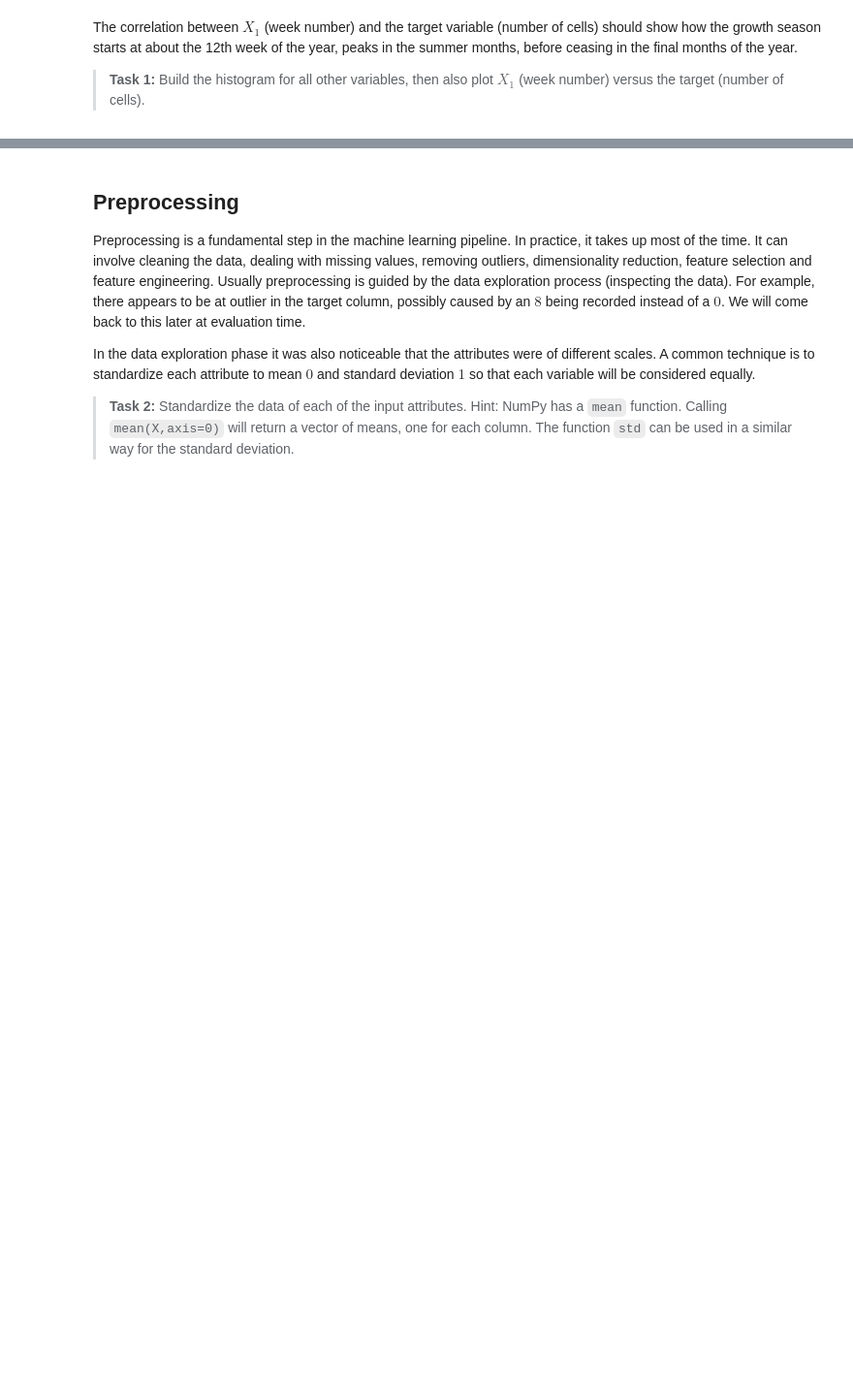
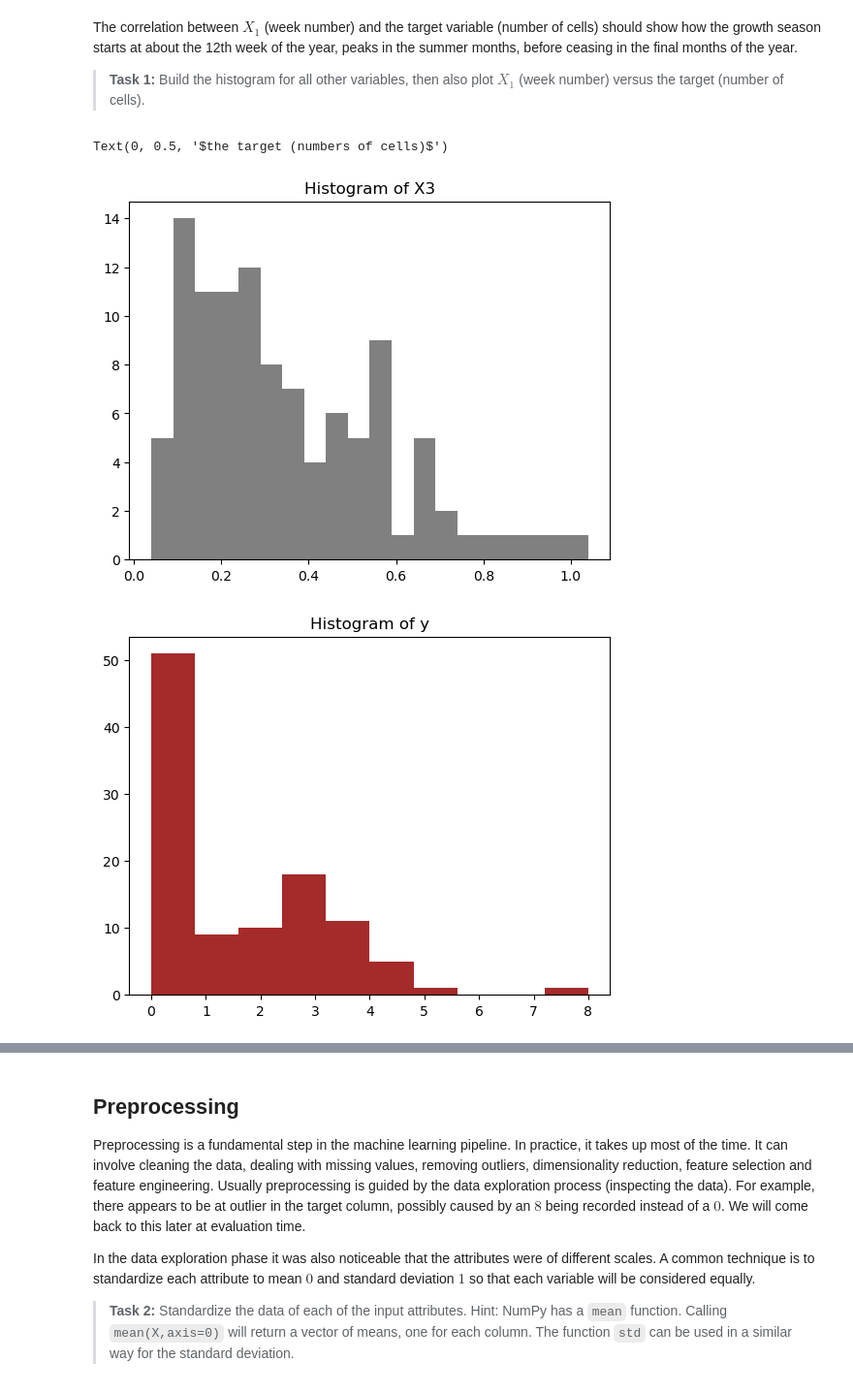
Before and after one commit to ziadZZ/INF554-MachineLearning, a Jupyter notebook: TP1/lab1.ipynb, the cells around one changed output, grey strips where cells are left out. Shown at 97% size. Drawn from its saved outputs; the diff is of its cells as text; code cells hidden in the pictures; blank space fills up the shorter version.

```diff
--- a/TP1/lab1.ipynb
+++ b/TP1/lab1.ipynb
@@ -52,0 +60,21 @@ The correlation between $X_1$ (week number) and the target variable (number of c
+# %%
+# Histogram for X3
+plt.figure()
+plt.hist(X[:,2], 20, color = 'grey')
+plt.title("Histogram of X3")
+
+#Histogram for y
+plt.figure()
+plt.hist(y, 10, color = 'brown')
+plt.title("Histogram of y")
+
+#Correlation between X1 and y
+
+plt.figure()
+plt.plot(X[:,0], y, 'o')
+plt.xlabel('number of weeks')
+plt.ylabel('$the target (numbers of cells)$')
+# %% [output]
+Text(0, 0.5, '$the target (numbers of cells)$')
+[figure, added]
+[figure, added]
```
Also changed, not shown: parts of 16 cells of this notebook.
